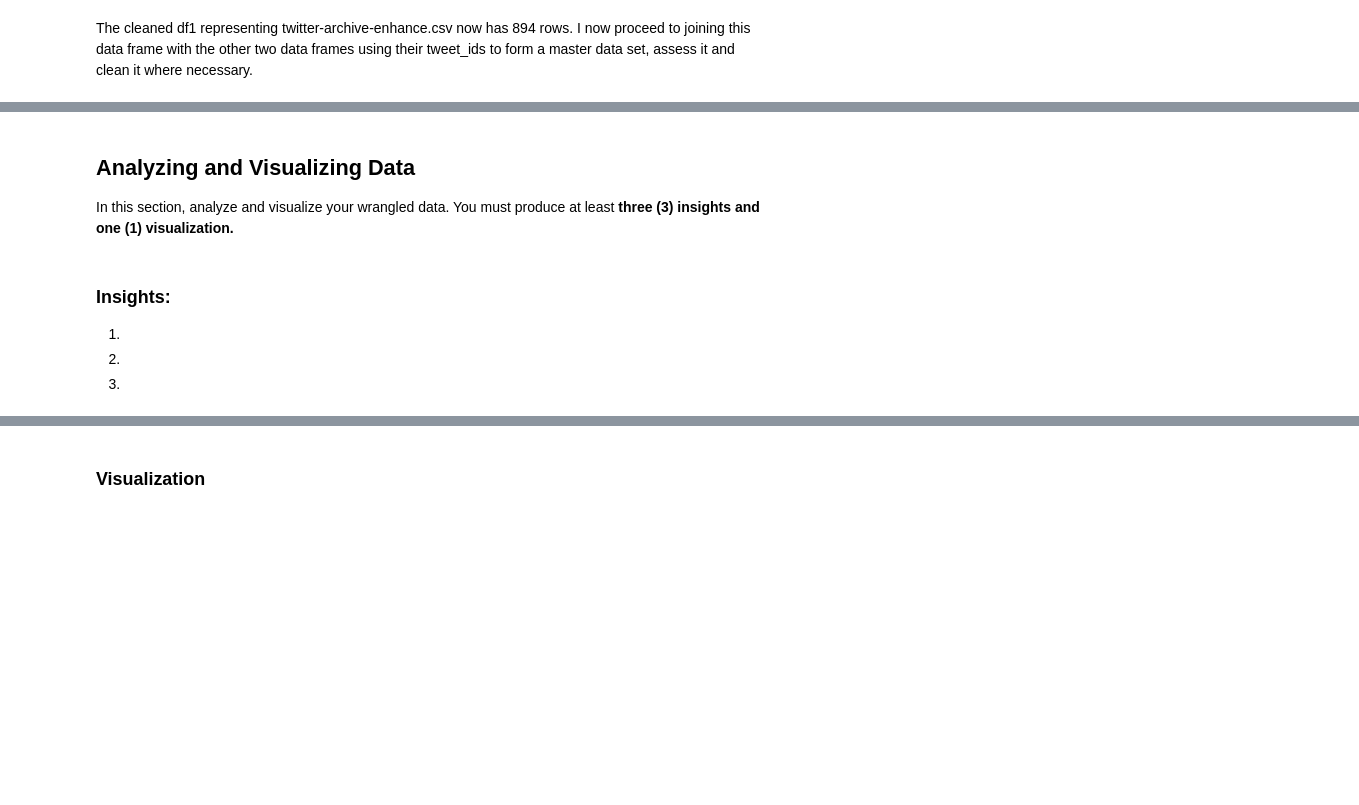
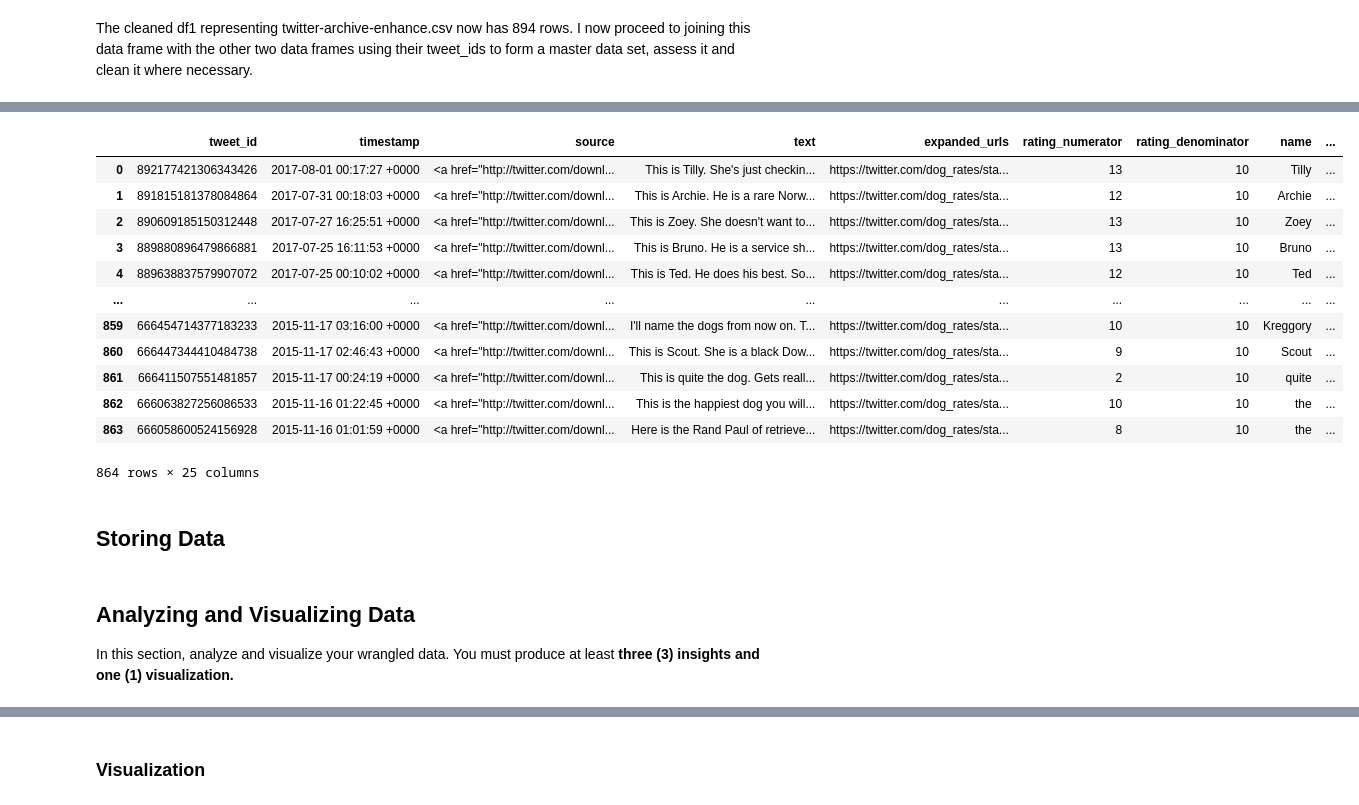
Before and after one commit to EricOdhiambo/wrangling-and-Analyzing-data, a Jupyter notebook: wrangle_act.ipynb, the cells around one changed output, grey strips where cells are left out. Cells and saved outputs as stored; diff of their text form; code cells hidden in the pictures; blank space fills up the shorter version.

```diff
--- a/wrangle_act.ipynb
+++ b/wrangle_act.ipynb
@@ -1128,0 +1176,10 @@ Save gathered, assessed, and cleaned master dataset to a CSV file named "twitter
+# %%
+# creatingva list called dataframes with the data frames as entries
+dataframes = [df1_clean4, df2, df3]
+# %%
+# importing functool library
+import functools as ft
+
+# initializing the merged data frames to a new data frame - final_dataframe
+# joining the data frames on a common column i.e tweet_id
+final_dataframe = ft.reduce(lambda left, right: pd.merge(left, right, on='tweet_id'), dataframes)
@@ -1128,0 +1207,19 @@ Save gathered, assessed, and cleaned master dataset to a CSV file named "twitter
+# %%
+# printing final_dataframe
+final_dataframe
+# %% [output]
+|  | tweet_id | timestamp | source | text | expanded_urls | rating_numerator | rating_denominator | name | ... |
+| 0 | 892177421306343426 | 2017-08-01 00:17:27 +0000 | <a href="http://twitter.com/downl... | This is Tilly. She's just checkin... | https://twitter.com/dog_rates/sta... | 13 | 10 | Tilly | ... |
+| 1 | 891815181378084864 | 2017-07-31 00:18:03 +0000 | <a href="http://twitter.com/downl... | This is Archie. He is a rare Norw... | https://twitter.com/dog_rates/sta... | 12 | 10 | Archie | ... |
+| 2 | 890609185150312448 | 2017-07-27 16:25:51 +0000 | <a href="http://twitter.com/downl... | This is Zoey. She doesn't want to... | https://twitter.com/dog_rates/sta... | 13 | 10 | Zoey | ... |
+| 3 | 889880896479866881 | 2017-07-25 16:11:53 +0000 | <a href="http://twitter.com/downl... | This is Bruno. He is a service sh... | https://twitter.com/dog_rates/sta... | 13 | 10 | Bruno | ... |
+| 4 | 889638837579907072 | 2017-07-25 00:10:02 +0000 | <a href="http://twitter.com/downl... | This is Ted. He does his best. So... | https://twitter.com/dog_rates/sta... | 12 | 10 | Ted | ... |
+| ... | ... | ... | ... | ... | ... | ... | ... | ... | ... |
+| 859 | 666454714377183233 | 2015-11-17 03:16:00 +0000 | <a href="http://twitter.com/downl... | I'll name the dogs from now on. T... | https://twitter.com/dog_rates/sta... | 10 | 10 | Kreggory | ... |
+| 860 | 666447344410484738 | 2015-11-17 02:46:43 +0000 | <a href="http://twitter.com/downl... | This is Scout. She is a black Dow... | https://twitter.com/dog_rates/sta... | 9 | 10 | Scout | ... |
+| 861 | 666411507551481857 | 2015-11-17 00:24:19 +0000 | <a href="http://twitter.com/downl... | This is quite the dog. Gets reall... | https://twitter.com/dog_rates/sta... | 2 | 10 | quite | ... |
+| 862 | 666063827256086533 | 2015-11-16 01:22:45 +0000 | <a href="http://twitter.com/downl... | This is the happiest dog you will... | https://twitter.com/dog_rates/sta... | 10 | 10 | the | ... |
+| 863 | 666058600524156928 | 2015-11-16 01:01:59 +0000 | <a href="http://twitter.com/downl... | Here is the Rand Paul of retrieve... | https://twitter.com/dog_rates/sta... | 8 | 10 | the | ... |
+864 rows × 25 columns
+# %% [markdown]
+## Storing Data
@@ -1129,10 +1231,3 @@ Save gathered, assessed, and cleaned master dataset to a CSV file named "twitter
 # %% [markdown]
 ## Analyzing and Visualizing Data
 In this section, analyze and visualize your wrangled data. You must produce at least **three (3) insights and one (1) visualization.**
-# %% [markdown]
-### Insights:
-1.
-
-2.
-
-3.
```
Also changed, not shown: parts of 24 cells of this notebook.
